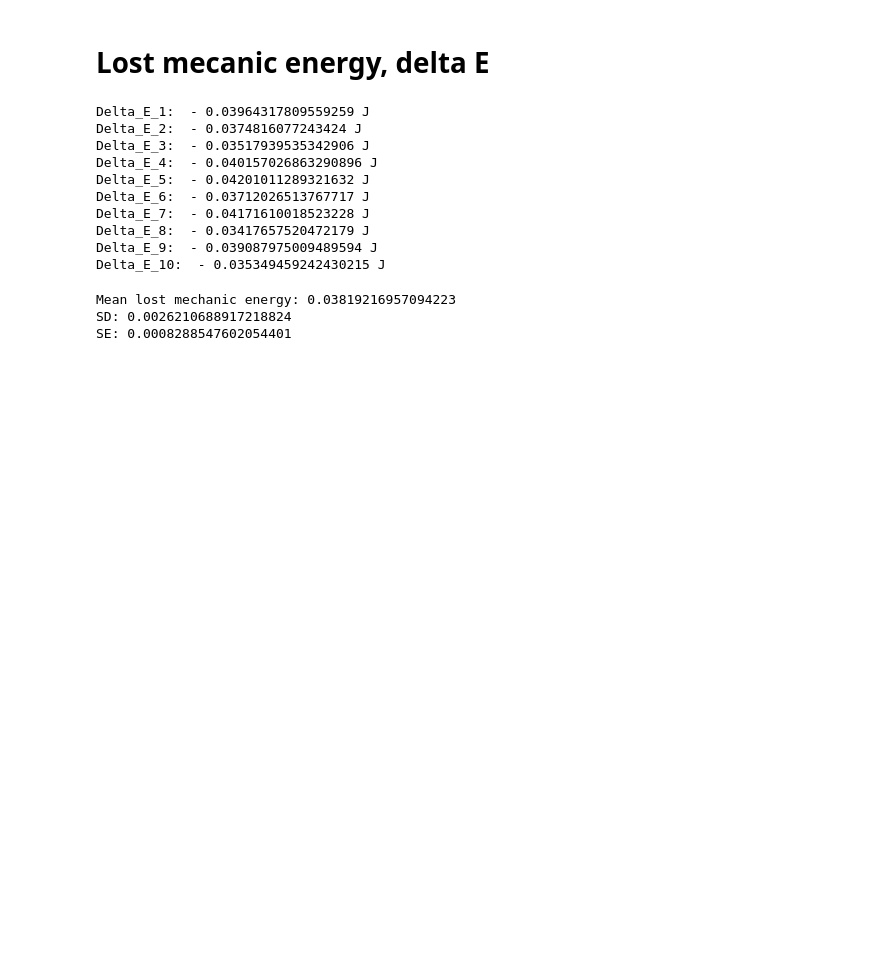
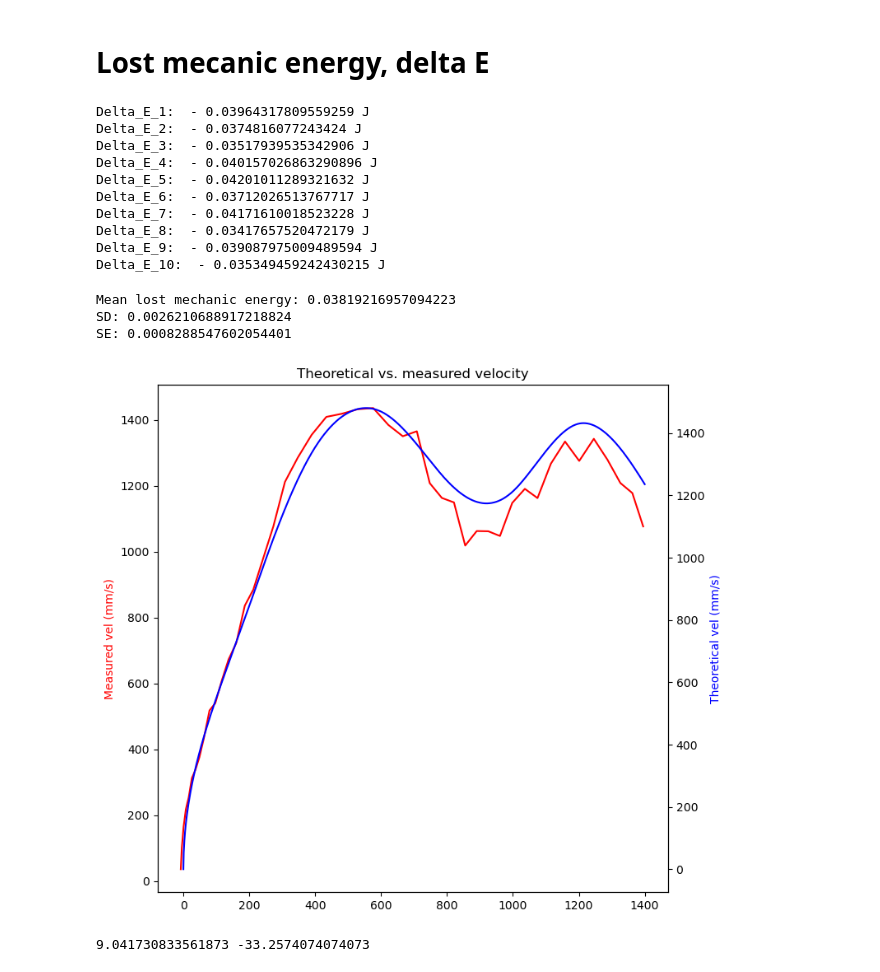
Before and after one commit to halvorlinder/Fysikklab, a Jupyter notebook: baneform_V23.ipynb, the cells around one changed output. Cells and saved outputs as stored; diff of their text form; code cells hidden in the pictures; blank space fills up the shorter version.

```diff
--- a/baneform_V23.ipynb
+++ b/baneform_V23.ipynb
@@ -265,0 +279,10 @@ End_velocity_10: 1195.5846572399325 mm/s
+# %%
+roll_times = np.zeros(10)
+for i in range(1, 11):
+    roll_time = get_roll_time_from_file(f'kule_{ i }_data.txt')
+    print(f"Roll_time_{i}: {roll_time} s")
+    roll_times[i-1] = roll_time
+
+print(f'Mean roll time: {np.mean(roll_times)} s')
+print(f'SD: {np.std(roll_times)} s')
+print(f'SE: {np.std(roll_times)/np.sqrt(10)} s')
@@ -265,0 +303,10 @@ End_velocity_10: 1195.5846572399325 mm/s
+# %%
+end_vels = np.zeros(10)
+for i in range(1, 11):
+    end_vel = get_end_velocity(f'kule_{ i }_data.txt')
+    print(f"End_velocity_{i}: {end_vel} mm/s")
+    end_vels[i-1] = end_vel
+
+print(f'Mean end velocity: {np.mean(end_vels)} mm/s')
+print(f'SD: {np.std(end_vels)} mm/s')
+print(f'SE: {np.std(end_vels)/np.sqrt(10)} mm/s')
@@ -312,3 +380,26 @@ print(f'SE: {np.std(DEs)/np.sqrt(10)}')
 Mean lost mechanic energy: 0.03819216957094223
 SD: 0.0026210688917218824
 SE: 0.0008288547602054401
+# %%
+num_t, num_x, num_y, sx, sy = get_scaled_x_y_from_file("kule_1_data.txt")
+# %%
+num_vel = [math.sqrt((num_x[i+1]-num_x[i])**2+(num_y[i+1]-num_y[i])**2) / (num_t[i+1] - num_t[i]) for i in range(len(num_t)-1)]
+# %%
+fig, ax1 = plt.subplots(figsize=(8, 8))
+ax2 = ax1.twinx()
+
+ax1.plot(num_x[1::], num_vel, color="red")
+ax2.plot(x, vel, color="blue")
+
+ax1.set_ylabel("Measured vel (mm/s)", color="red")
+ax2.set_ylabel("Theoretical vel (mm/s)", color="blue")
+plt.title("Theoretical vs. measured velocity")
+fig.savefig("velocity.png", bbox_inches='tight');
+# %% [output]
+[figure, added]
+# %%
+x_diff = xfast[0] - num_x[0]
+y_diff = yfast[0] - num_y[0]
+print(x_diff, y_diff)
+# %% [output]
+9.041730833561873 -33.2574074074073
```
Also changed, not shown: parts of 8 cells of this notebook.
